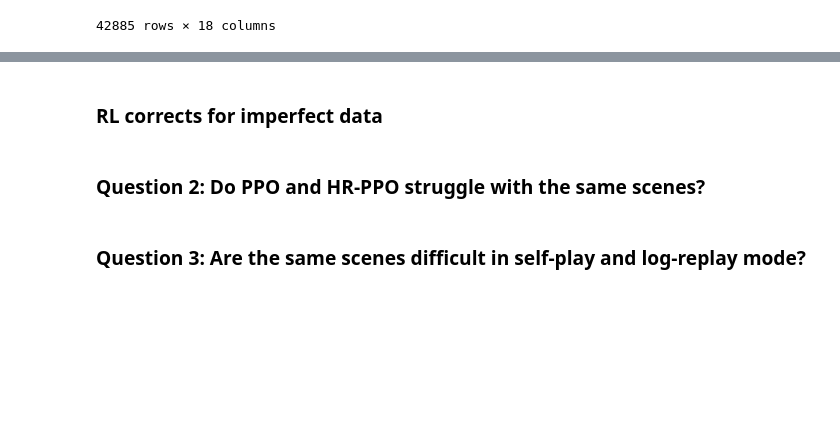
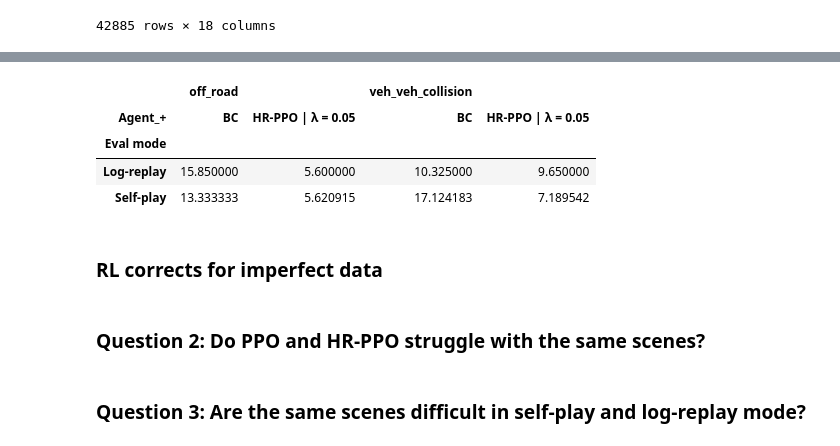
Before and after one commit to dgk453/nocturne_lab, a Jupyter notebook: evaluation/isolate_error.ipynb, the cells around one changed output, grey strips where cells are left out. Drawn from its saved outputs; the diff is of its cells as text; code cells hidden in the pictures; blank space fills up the shorter version.

```diff
--- a/evaluation/isolate_error.ipynb
+++ b/evaluation/isolate_error.ipynb
@@ -341,3 +348,12 @@ plt.show()
+# %%
+
+df_agg_select['mean_perc']#['off_road']['BC']
+# %% [output]
+|  | off_road |  | veh_veh_collision |  |
+| Agent_+ | BC | HR-PPO | λ = 0.05 | BC | HR-PPO | λ = 0.05 |
+| Eval mode |  |  |  |  |
+| Log-replay | 15.850000 | 5.600000 | 10.325000 | 9.650000 |
+| Self-play | 13.333333 | 5.620915 | 17.124183 | 7.189542 |
 # %% [markdown]
 ### RL corrects for imperfect data
 # %%
```
Also changed, not shown: parts of 19 cells of this notebook, 3 other files.
